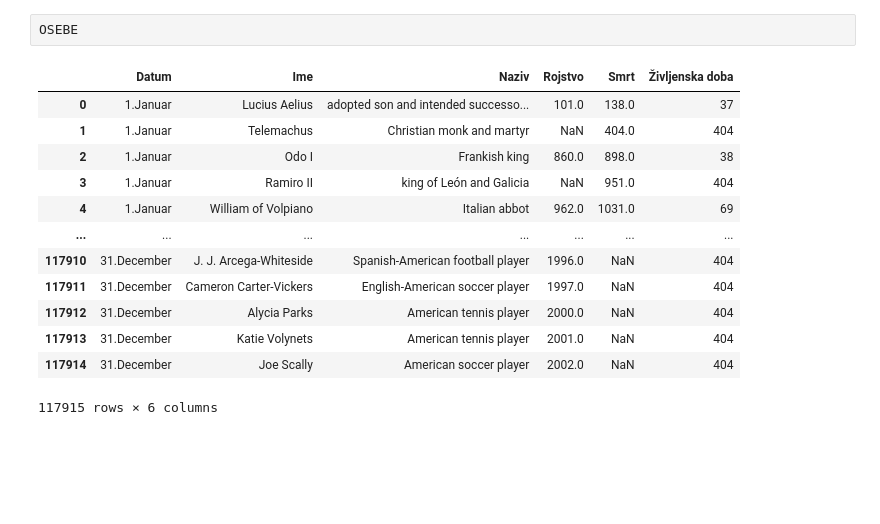
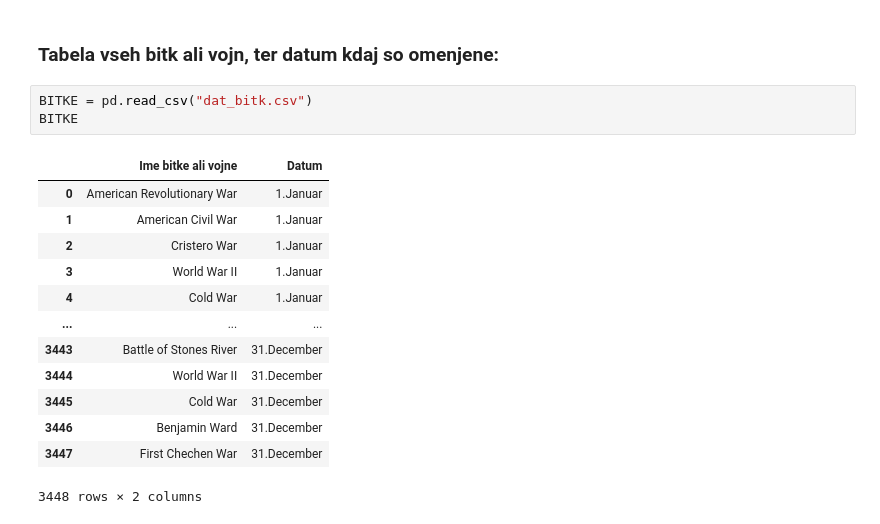
Before and after one commit to zivaheg/projektnaUVP, a Jupyter notebook: analiza.ipynb, the cells around one changed output. Saved outputs shown, nothing was run; the diff lists cells and outputs as text; blank space fills up the shorter version.

```diff
--- a/analiza.ipynb
+++ b/analiza.ipynb
@@ -12,16 +32,19 @@ OSEBE = pd.read_csv("dat_oseb.csv")
-# %%
-OSEBE
-# %% [output]
-|  | Datum | Ime | Naziv | Rojstvo | Smrt | Življenska doba |
-| 0 | 1.Januar | Lucius Aelius | adopted son and intended successo... | 101.0 | 138.0 | 37 |
-| 1 | 1.Januar | Telemachus | Christian monk and martyr | NaN | 404.0 | 404 |
-| 2 | 1.Januar | Odo I | Frankish king | 860.0 | 898.0 | 38 |
-| 3 | 1.Januar | Ramiro II | king of León and Galicia | NaN | 951.0 | 404 |
-| 4 | 1.Januar | William of Volpiano | Italian abbot | 962.0 | 1031.0 | 69 |
-| ... | ... | ... | ... | ... | ... | ... |
-| 117910 | 31.December | J. J. Arcega-Whiteside | Spanish-American football player | 1996.0 | NaN | 404 |
-| 117911 | 31.December | Cameron Carter-Vickers | English-American soccer player | 1997.0 | NaN | 404 |
-| 117912 | 31.December | Alycia Parks | American tennis player | 2000.0 | NaN | 404 |
-| 117913 | 31.December | Katie Volynets | American tennis player | 2001.0 | NaN | 404 |
-| 117914 | 31.December | Joe Scally | American soccer player | 2002.0 | NaN | 404 |
-117915 rows × 6 columns
+# %% [markdown]
+### Tabela vseh bitk ali vojn, ter datum kdaj so omenjene:
+# %%
+BITKE = pd.read_csv("dat_bitk.csv")
+BITKE
+# %% [output]
+|  | Ime bitke ali vojne | Datum |
+| 0 | American Revolutionary War | 1.Januar |
+| 1 | American Civil War | 1.Januar |
+| 2 | Cristero War | 1.Januar |
+| 3 | World War II | 1.Januar |
+| 4 | Cold War | 1.Januar |
+| ... | ... | ... |
+| 3443 | Battle of Stones River | 31.December |
+| 3444 | World War II | 31.December |
+| 3445 | Cold War | 31.December |
+| 3446 | Benjamin Ward | 31.December |
+| 3447 | First Chechen War | 31.December |
+3448 rows × 2 columns
```
Also changed, not shown: parts of 31 cells of this notebook.
